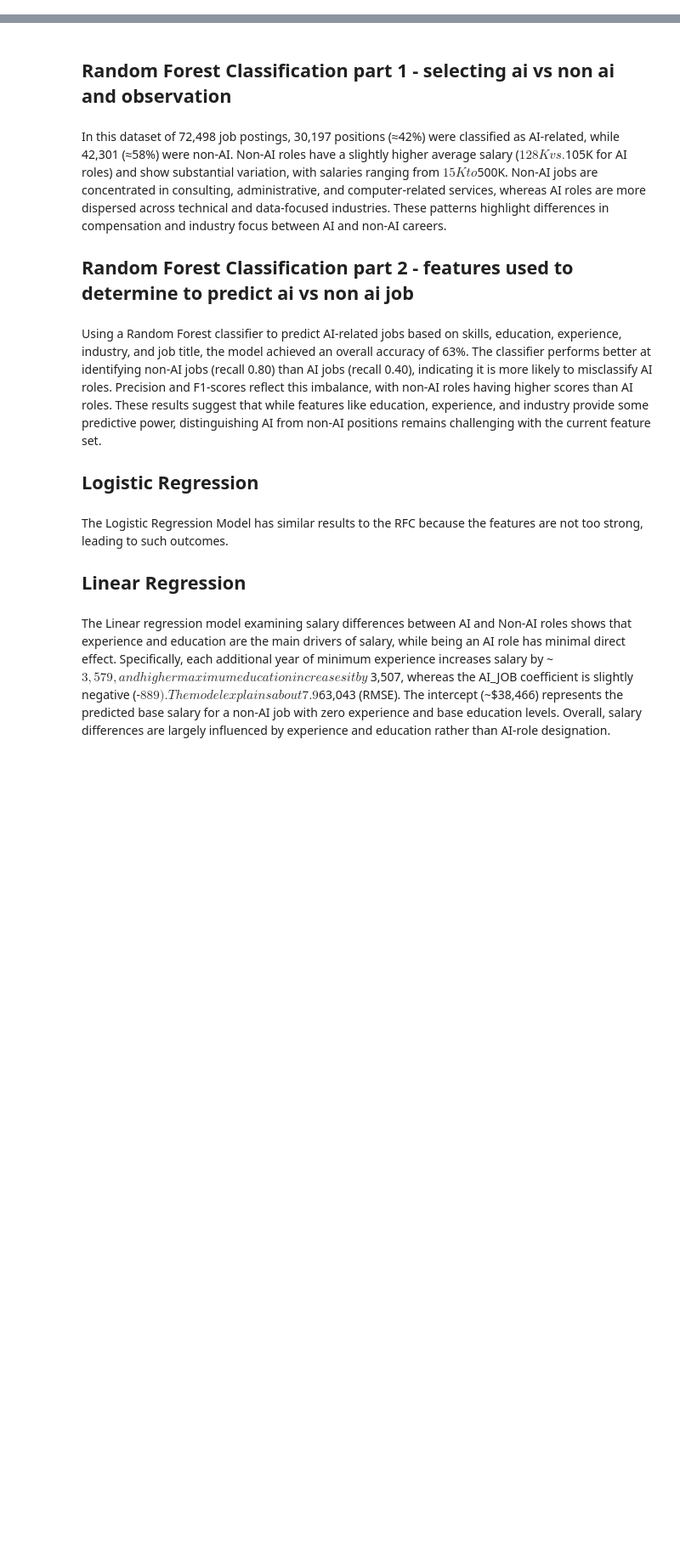
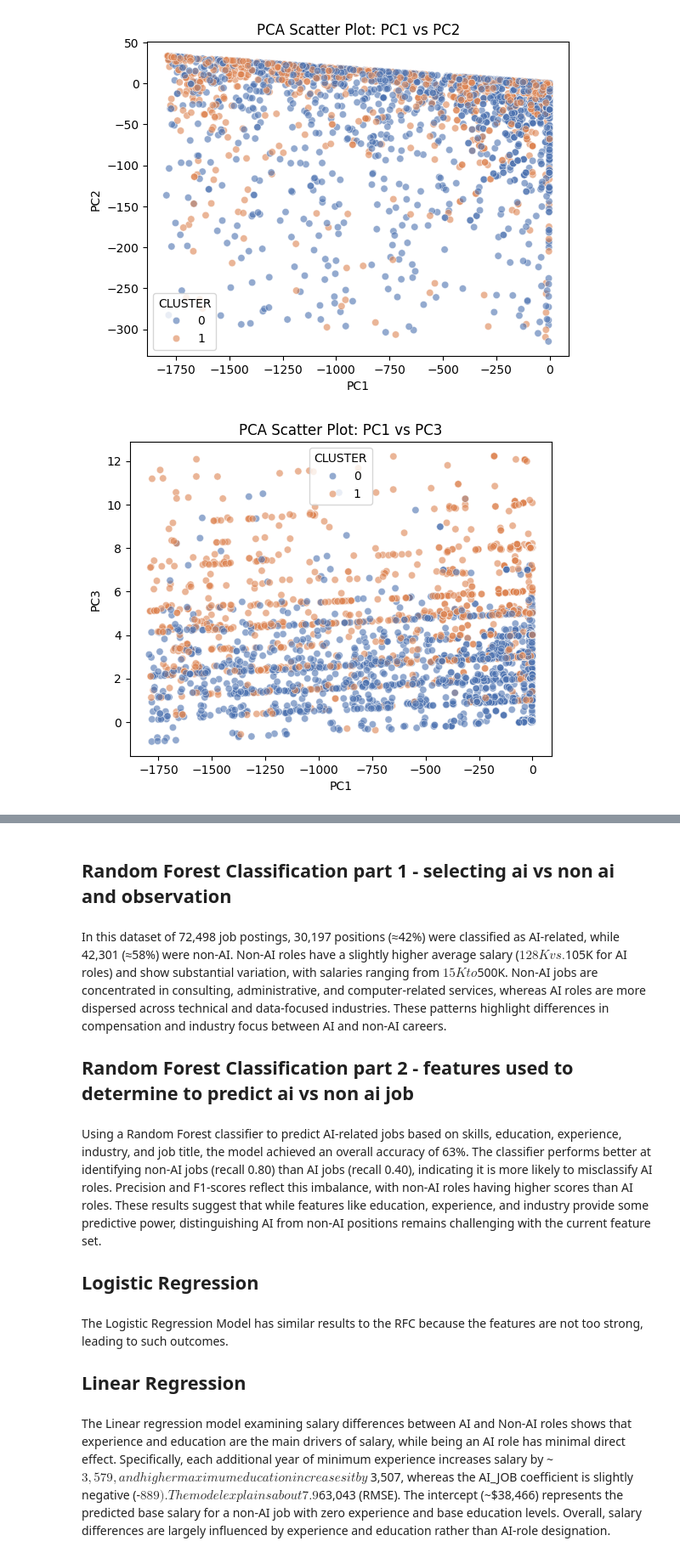
Before and after one commit to ryanmt1998/AD688-Project, a Jupyter notebook: ml_methods.ipynb, the cells around one changed output, grey strips where cells are left out. Shown at 85% size. Cells and saved outputs as stored; diff of their text form; code cells hidden in the pictures; blank space fills up the shorter version.

Commit message:
Analysis of Machine Learning Methods, specifically clustering and how it separates AI-related job postings from non AI-related ones.

```diff
--- a/ml_methods.ipynb
+++ b/ml_methods.ipynb
@@ -119,0 +119,11 @@ df_clustered.groupBy("AI_OR_NON_AI_ROLES", "TITLE_NAME").count().orderBy("AI_OR_
+# %%
+# Transform data to get cluster predictions
+predictions = model.transform(df)
+
+# Evaluate clustering
+evaluator = ClusteringEvaluator(featuresCol="features", predictionCol="CLUSTER", metricName="silhouette")
+silhouette = evaluator.evaluate(predictions)
+print(f"Silhouette score = {silhouette}")
+
+# Show cluster counts grouped by AI role
+predictions.groupBy("IS_AI_ROLE", "CLUSTER").count().show()
@@ -147,0 +189,43 @@ pn.GridBox(*plots, ncols=2)
+# %%
+from pyspark.ml.feature import VectorAssembler, PCA
+import seaborn as sns
+import matplotlib.pyplot as plt
+
+# Step 1: Assemble features excluding AVG_SALARY
+assembler_no_salary = VectorAssembler(
+    inputCols=["TITLE_ENCODED", "NAICS_ENCODED", "AVG_YEARS_EXPERIENCE"],
+    outputCol="features_no_salary"
+)
+
+df_features = assembler_no_salary.transform(predictions)
+
+# Step 2: Fit PCA with k=3 (max components for 3 features)
+pca = PCA(k=3, inputCol="features_no_salary", outputCol="pcaFeatures")
+pca_model = pca.fit(df_features)
+pca_result = pca_model.transform(df_features)
+
+# Step 3: Convert to Pandas for plotting
+pdf_pca = pca_result.select("pcaFeatures", "CLUSTER").toPandas()
+
+# Extract PCA components to separate columns
+pdf_pca["PC1"] = pdf_pca["pcaFeatures"].apply(lambda x: x[0])
+pdf_pca["PC2"] = pdf_pca["pcaFeatures"].apply(lambda x: x[1])
+pdf_pca["PC3"] = pdf_pca["pcaFeatures"].apply(lambda x: x[2])
+
+# Step 4: Plotting function
+def plot_pcs(x, y):
+    sns.scatterplot(data=pdf_pca, x=x, y=y, hue="CLUSTER", palette="deep", alpha=0.6)
+    plt.title(f"PCA Scatter Plot: {x} vs {y}")
+    plt.show()
+
+# Plot PC1 vs PC2
+plot_pcs("PC1", "PC2")
+
+# Plot PC1 vs PC3
+plot_pcs("PC1", "PC3")
+
+# Plot PC2 vs PC3
+plot_pcs("PC2", "PC3")
+# %% [output]
+[figure, added]
+[figure, added]
```
Also changed, not shown: parts of 27 cells of this notebook.
